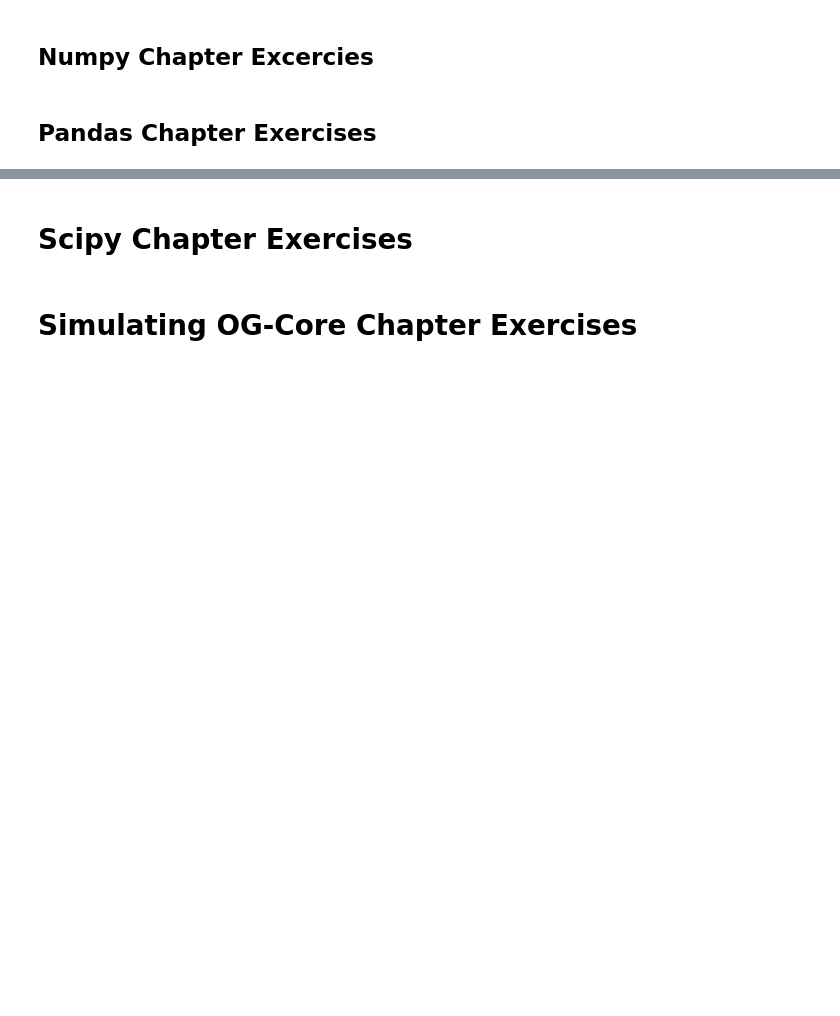
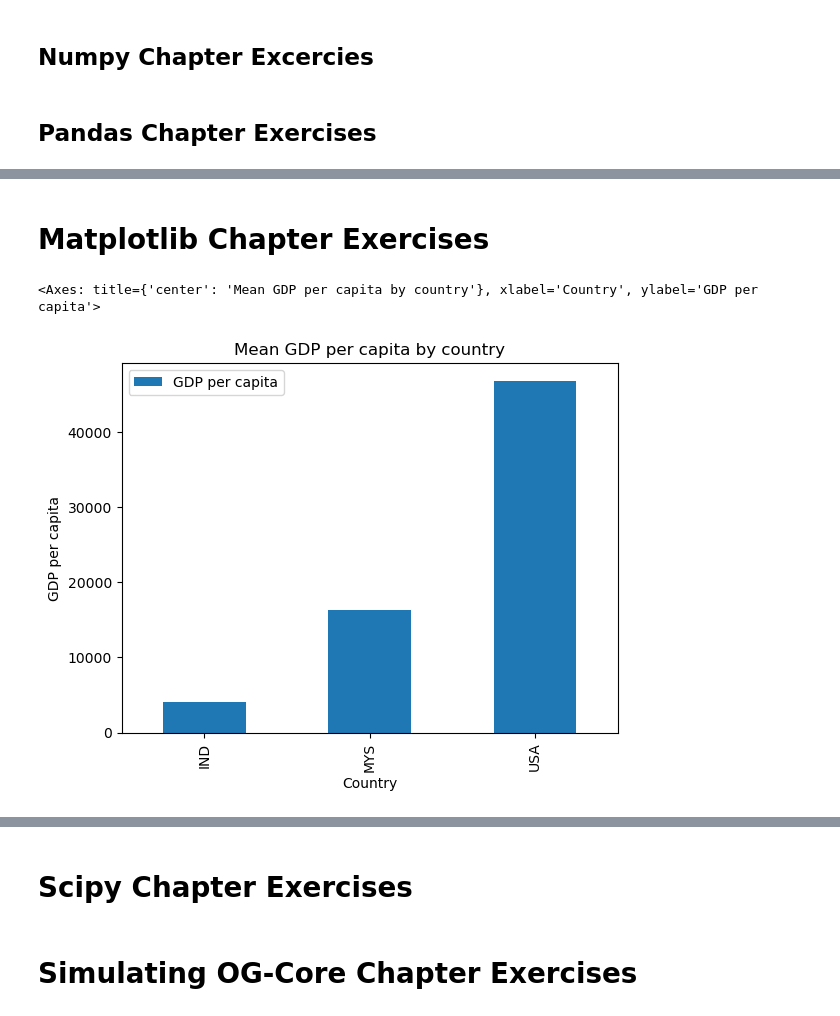
Before and after one commit to jdebacker/UN-OG-Training, a Jupyter notebook: code/Exercise_Solutions.ipynb, the cells around one changed output, grey strips where cells are left out. Cells and saved outputs as stored; diff of their text form; code cells hidden in the pictures; blank space fills up the shorter version.

Commit message:
add matplotlib exercises

```diff
--- a/code/Exercise_Solutions.ipynb
+++ b/code/Exercise_Solutions.ipynb
@@ -304,3 +381,13 @@ zaf_pop.plot(x="AgeStart", y=["Density", "Female Density"], title="South Africa
 # %%
 # 12. Save your final DataFrame to disk as a csv file.
 zaf_pop.to_csv("zaf_pop.csv", index=False)
+# %% [markdown]
+# Matplotlib Chapter Exercises
+# %%
+# Exercise 8.4: Bar plot with mean GDP by country
+df.reset_index(inplace=True)
+df_country = df.groupby("Country").mean().reset_index()
+df_country.plot.bar(x="Country", y="GDP per capita", title="Mean GDP per capita by country", xlabel="Country", ylabel="GDP per capita")
+# %% [output]
+<Axes: title={'center': 'Mean GDP per capita by country'}, xlabel='Country', ylabel='GDP per capita'>
+[figure, added]
```
Also changed, not shown: parts of 7 cells of this notebook.
